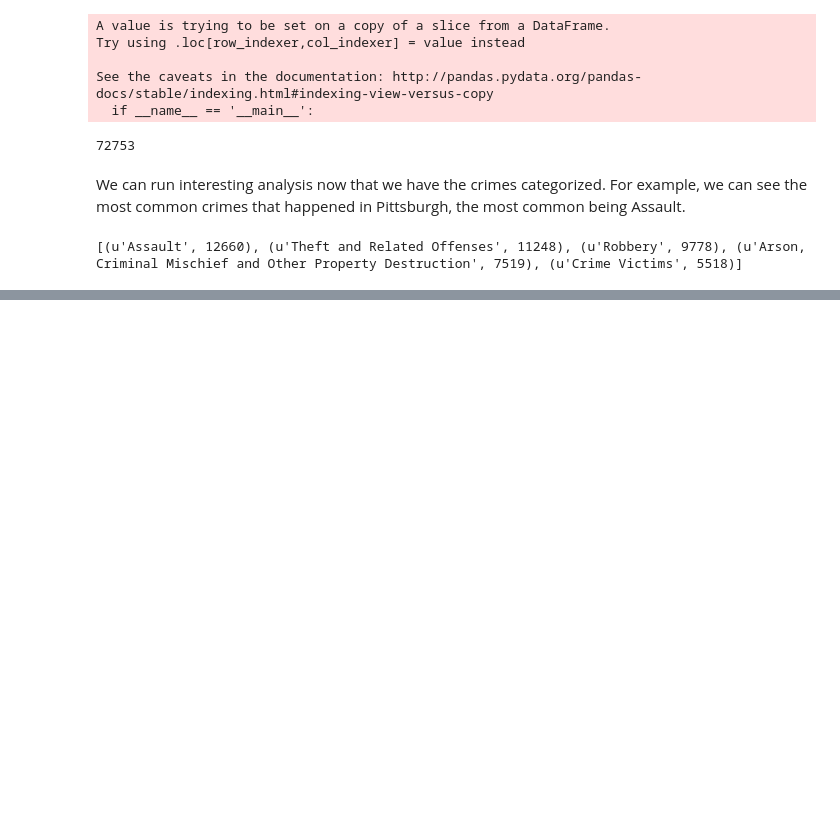
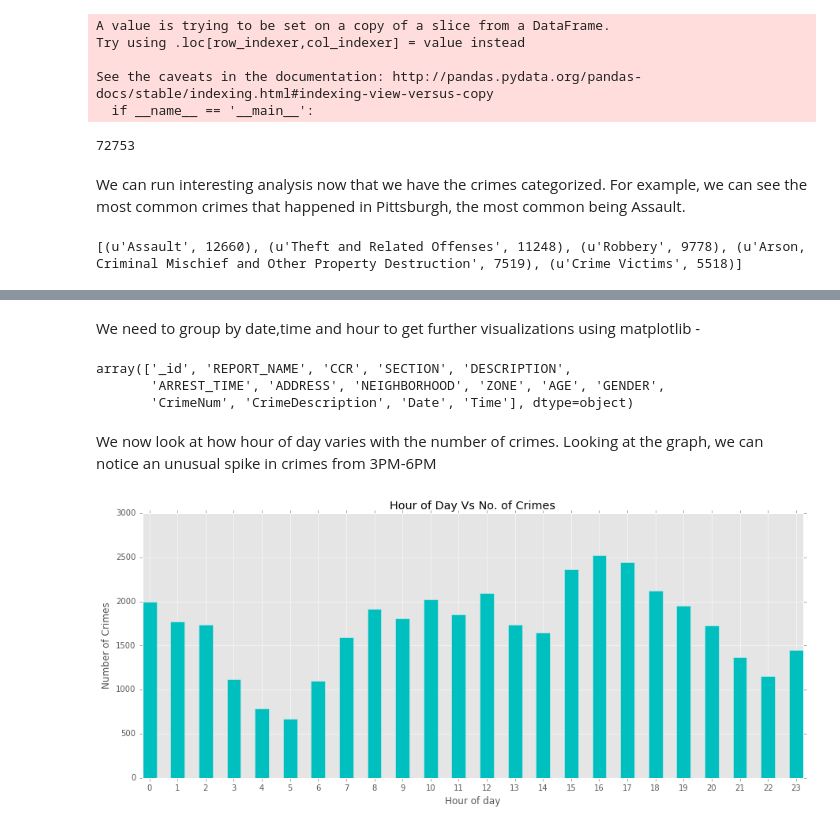
Before and after one commit to rishubjain/Crime-Prediction, a Jupyter notebook: FinalProject.ipynb, the cells around one changed output, grey strips where cells are left out. Saved outputs shown, nothing was run; the diff lists cells and outputs as text; code cells hidden in the pictures; blank space fills up the shorter version.

```diff
--- a/FinalProject.ipynb
+++ b/FinalProject.ipynb
@@ -220,6 +118,0 @@ Save the name of the hoods and the MSP list into a dictionary.
-# %%
-values = zip(found_hoods,msp_list)
-median_dict = {}
-for i,v in values:
-    if(type(v)!=str):
-        median_dict[i]=v
@@ -265,0 +138,40 @@ print finalDF.head()
+# %% [markdown]
+We need to group by date,time and hour to get further visualizations using matplotlib -
+# %%
+pittdf = cleaned
+# %% [output]
+array(['_id', 'REPORT_NAME', 'CCR', 'SECTION', 'DESCRIPTION',
+       'ARREST_TIME', 'ADDRESS', 'NEIGHBORHOOD', 'ZONE', 'AGE', 'GENDER',
+       'CrimeNum', 'CrimeDescription', 'Date', 'Time'], dtype=object)
+# %%
+pittdf[['ARREST_TIME']] = pittdf[['ARREST_TIME']].apply(pd.to_datetime) ##Datetime
+pittdf['Date'] = pittdf['ARREST_TIME'].dt.date #Convert to date
+pittdf['Time'] = pittdf['ARREST_TIME'].dt.time
+pittdf[['Date']] = pittdf[['Date']].apply(pd.to_datetime)
+
+pittdf = pittdf.drop_duplicates(['CCR']) #Certain crimes can have duplicated records (more than 1 person arrested). Remove duplicates
+pittdf = pittdf.reset_index(drop=True)
+# %%
+# Extracting hour,week number and day
+pittdf['Hour']=[pittdf['ARREST_TIME'][i].hour for i in range(len(pittdf))]
+pittdf['weekno'] = [pittdf['ARREST_TIME'][i].isocalendar()[1] for i in range(len(pittdf))]
+pittdf['day']=[pittdf['ARREST_TIME'][i].weekday() for i in range(len(pittdf))]
+
+#Grouping
+groups = pittdf.groupby('Date').agg('count')
+groupsWeekday = pittdf.groupby('day').agg('count')
+groupsWeek = pittdf.groupby('weekno').agg('count')
+groupsTime = pittdf.groupby('ARREST_TIME').agg('count')
+groupsHour = pittdf.groupby('Hour').agg('count')
+groups1 = groups[['CCR']]
+# %% [markdown]
+We now look at how hour of day varies with the number of crimes. Looking at the graph, we can notice an unusual spike in crimes from 3PM-6PM
+# %%
+plt.figure(figsize = (15,6))
+plt.title("Hour of Day Vs No. of Crimes")
+plt.xlabel("Hour of day")
+plt.ylabel("Number of Crimes")
+plt.xticks(groupsHour.index)
+plt.bar(groupsHour.index, groupsHour.CCR,width=0.5,color='c',align='center');
+# %% [output]
+[figure, added]
```
Also changed, not shown: parts of 62 cells of this notebook.
